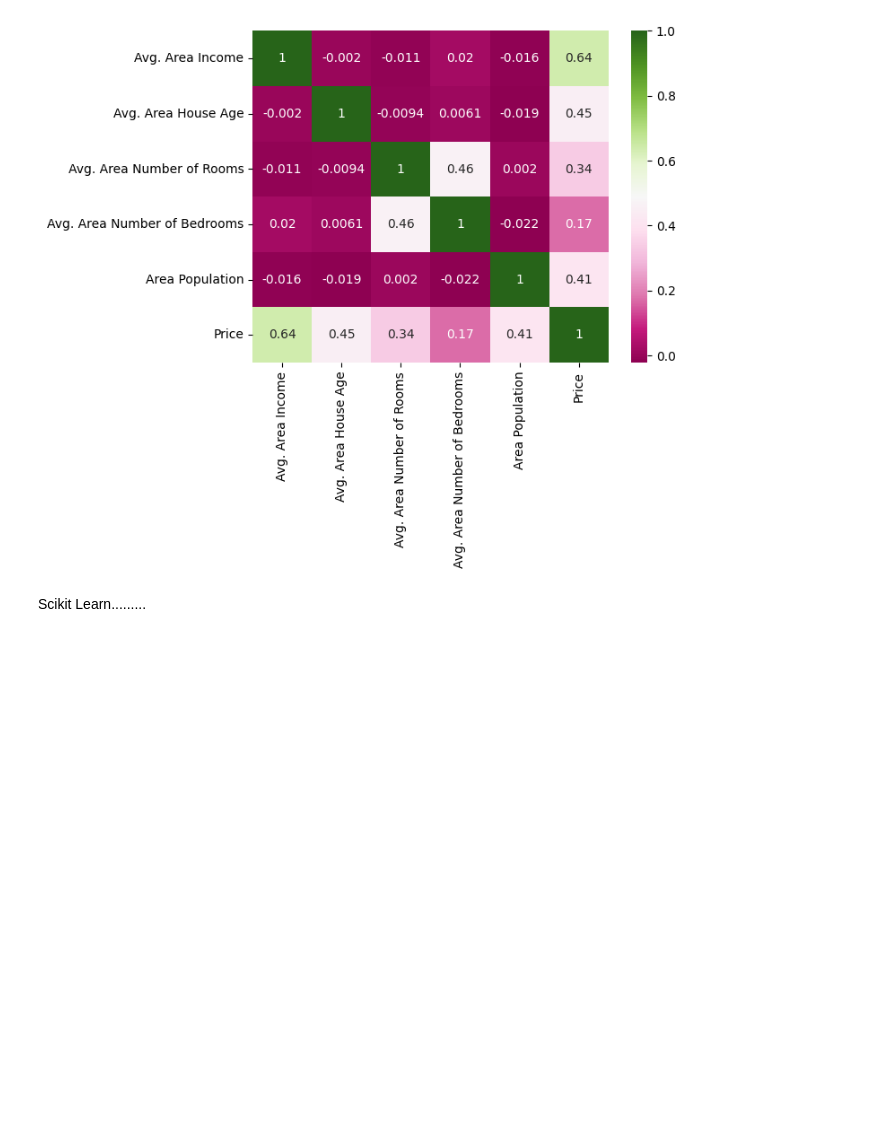
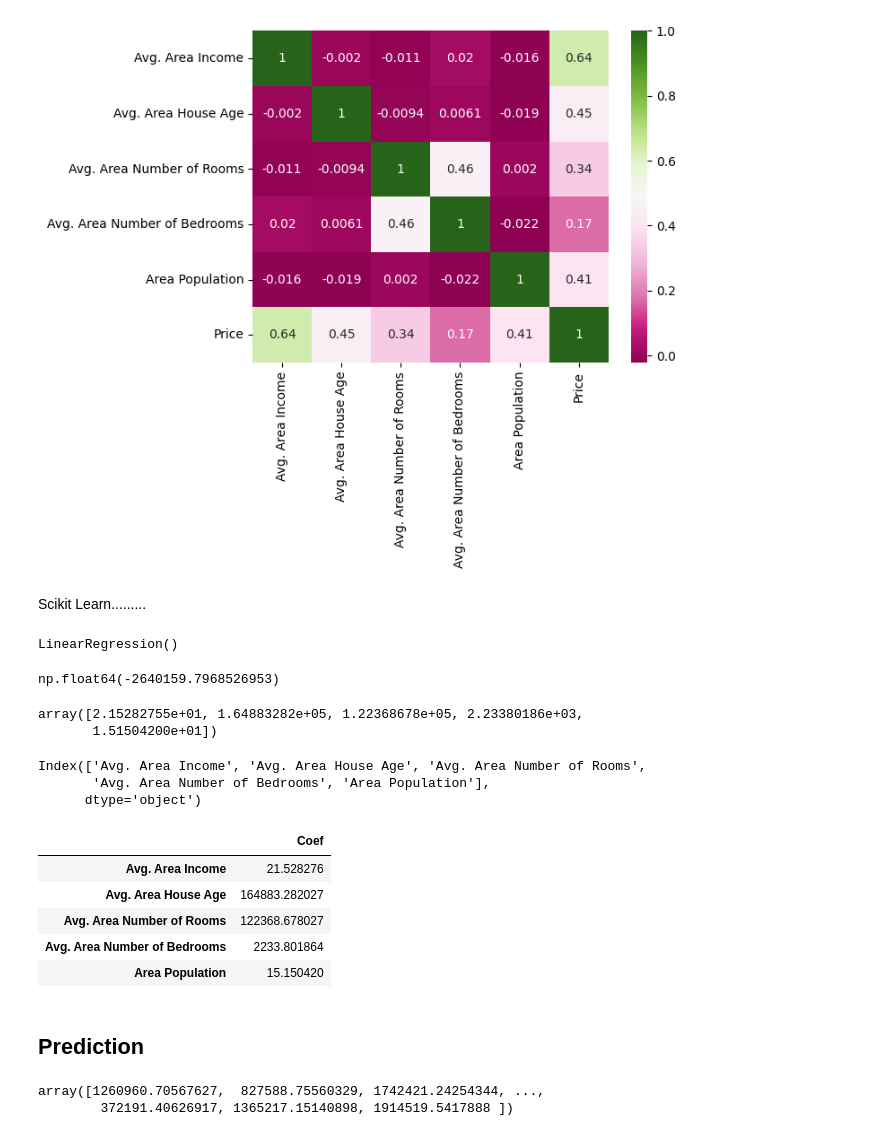
Before and after one commit to Avinash-Tamarapalli/DataScience, a Jupyter notebook: ML/LinearRegression.ipynb, the cells around one changed output. Drawn from its saved outputs; the diff is of its cells as text; code cells hidden in the pictures; blank space fills up the shorter version.

```diff
--- a/ML/LinearRegression.ipynb
+++ b/ML/LinearRegression.ipynb
@@ -93,0 +97,31 @@ X_train, X_test, y_train, y_test = train_test_split(X, y, test_size=0.4, random_
+# %%
+lm.fit(X_train, y_train)
+# %% [output]
+LinearRegression()
+# %%
+lm.intercept_
+# %% [output]
+np.float64(-2640159.7968526953)
+# %%
+lm.coef_
+# %% [output]
+array([2.15282755e+01, 1.64883282e+05, 1.22368678e+05, 2.23380186e+03,
+       1.51504200e+01])
+# %%
+X_train.columns
+# %% [output]
+Index(['Avg. Area Income', 'Avg. Area House Age', 'Avg. Area Number of Rooms',
+       'Avg. Area Number of Bedrooms', 'Area Population'],
+      dtype='object')
+# %%
+coef = pd.DataFrame(lm.coef_, X_train.columns, columns= ['Coef'])
+coef
+# %% [output]
+|  | Coef |
+| Avg. Area Income | 21.528276 |
+| Avg. Area House Age | 164883.282027 |
+| Avg. Area Number of Rooms | 122368.678027 |
+| Avg. Area Number of Bedrooms | 2233.801864 |
+| Area Population | 15.150420 |
+# %% [markdown]
+## Prediction
@@ -93,0 +130,5 @@ X_train, X_test, y_train, y_test = train_test_split(X, y, test_size=0.4, random_
+# %%
+prediction
+# %% [output]
+array([1260960.70567627,  827588.75560329, 1742421.24254344, ...,
+        372191.40626917, 1365217.15140898, 1914519.5417888 ])
```
Also changed, not shown: parts of 11 cells of this notebook, 2 other files.
